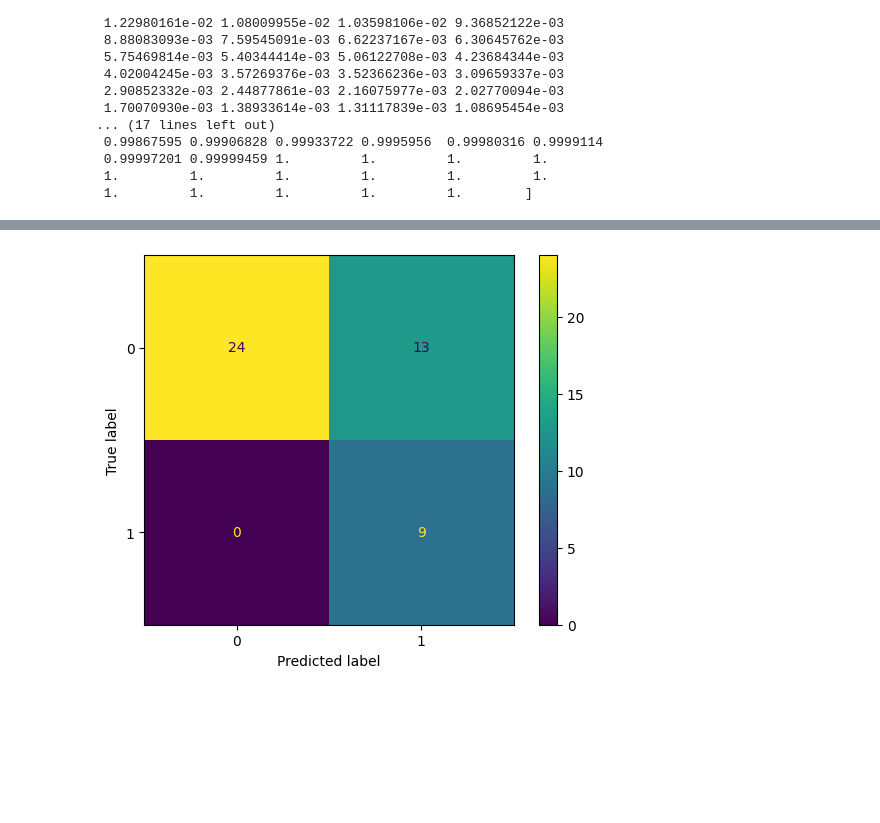
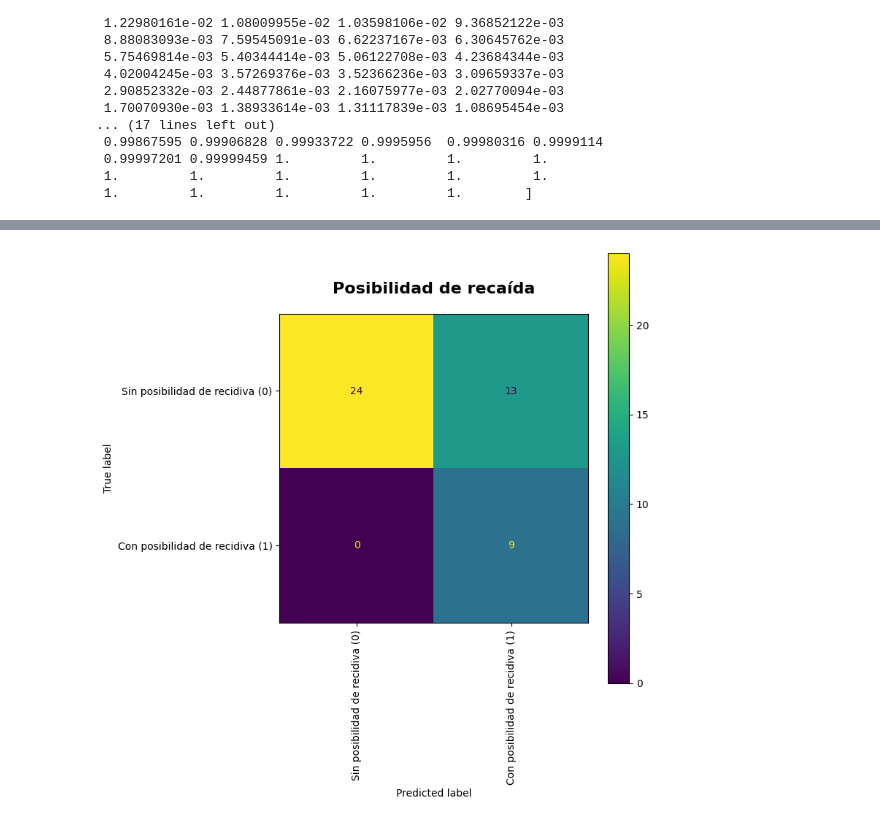
Before and after one commit to Zaireck/BitsxLaMarato-Pol-Juan, a Jupyter notebook: src/data_analysis/test_final_modelo.ipynb, the cells around one changed output, grey strips where cells are left out. Drawn from its saved outputs; the diff is of its cells as text; code cells hidden in the pictures; blank space fills up the shorter version.

```diff
--- a/src/data_analysis/fianl_test.ipynb
+++ b/src/data_analysis/test_final_modelo.ipynb
@@ -404,6 +391,20 @@ X_test_final_std.describe().T
 # %%
 test_pca_final = pca_recidiva_final.transform(X_test_final_std[cols])
 # %%
-ConfusionMatrixDisplay.from_estimator(modelo_recuperado, test_pca_final[:, :3], y_test_final, ax=plt.subplot());
+fig, ax = plt.subplots(figsize=(8, 8))
+
+ConfusionMatrixDisplay.from_estimator(
+    modelo_recuperado,
+    test_pca_final[:, :3],
+    y_test_final,
+    ax=ax,
+    display_labels=['Sin posibilidad de recidiva (0)', 'Con posibilidad de recidiva (1)']
+)
+
+ax.set_title('Posibilidad de recaída', fontsize=16, fontweight='bold', pad=20)
+ax.set_xticklabels(ax.get_xticklabels(), rotation=90)
+
+plt.tight_layout()
+plt.show()
 # %% [output]
-[figure, old version]
+[figure, new version]
```
Also changed, not shown: parts of 1 cell of this notebook, 3 other files.
